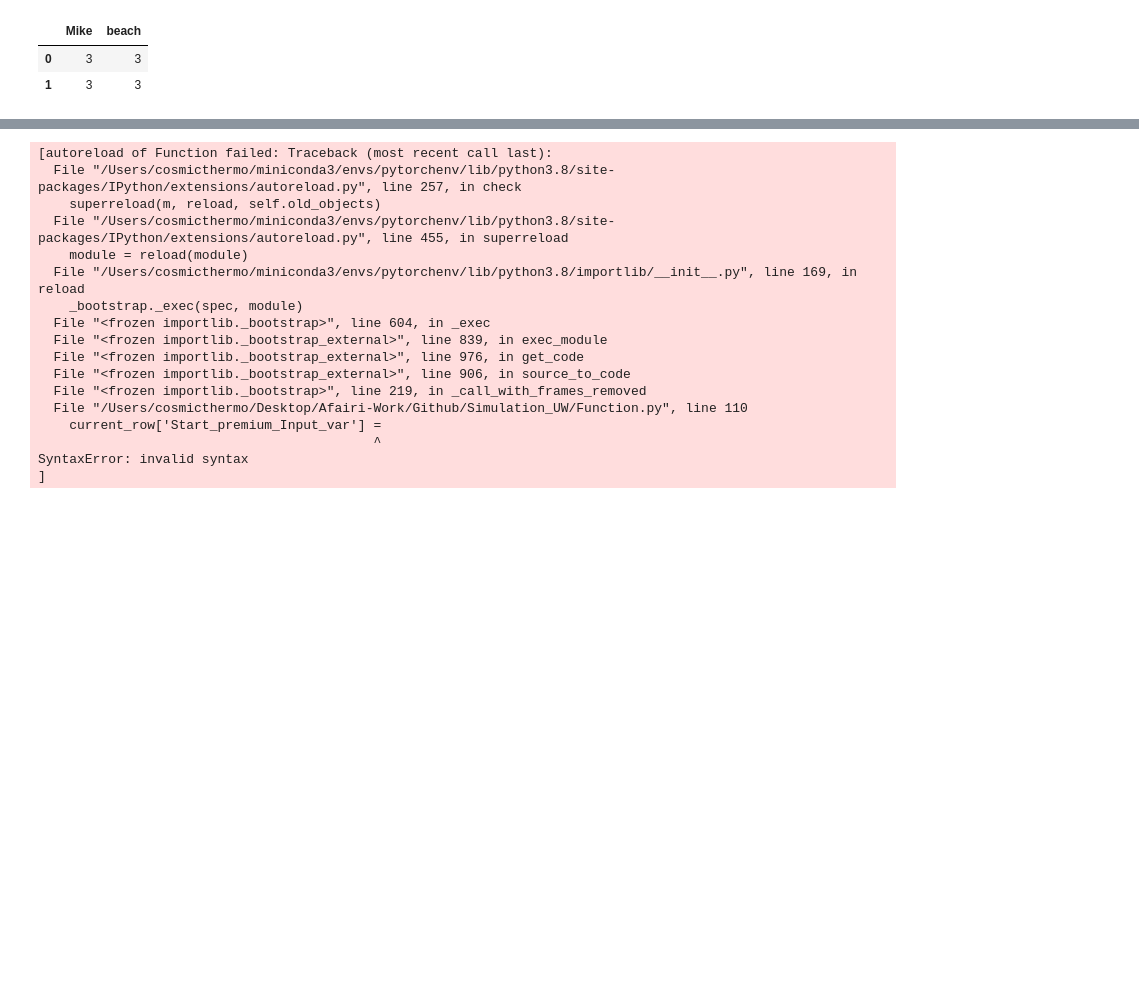
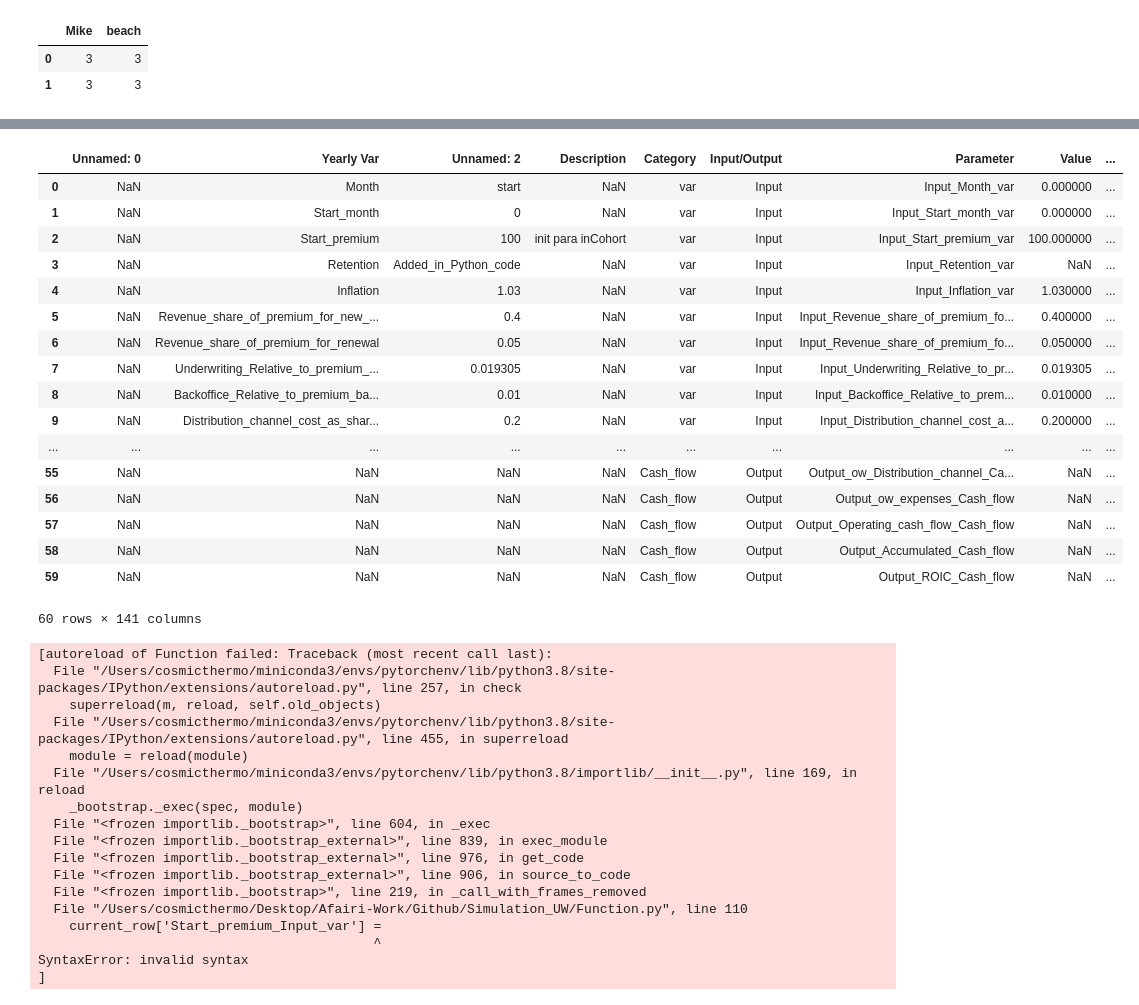
Before and after one commit to afairi-yifan/Simulation_UW, a Jupyter notebook: testJupyter.ipynb, the cells around one changed output, grey strips where cells are left out. Saved outputs shown, nothing was run; the diff lists cells and outputs as text; code cells hidden in the pictures; blank space fills up the shorter version.

Commit message:
Finished testing one cohort.

```diff
--- a/testJupyter.ipynb
+++ b/testJupyter.ipynb
@@ -136,3 +126,26 @@ Index(['Month_Input_var', 'Start_month_Input_var', 'Start_premium_Input_var',
+# %%
+df = pd.read_excel(config.data_path, sheet_name='Cohort G1', skiprows=1)
+df['Parameter'] = df['Input/Output'] + '_' + df['Parameter'] + '_' + df['Category']
+df
+# %% [output]
+|  | Unnamed: 0 | Yearly Var | Unnamed: 2 | Description | Category | Input/Output | Parameter | Value | ... |
+| 0 | NaN | Month | start | NaN | var | Input | Input_Month_var | 0.000000 | ... |
+| 1 | NaN | Start_month | 0 | NaN | var | Input | Input_Start_month_var | 0.000000 | ... |
+| 2 | NaN | Start_premium | 100 | init para inCohort | var | Input | Input_Start_premium_var | 100.000000 | ... |
+| 3 | NaN | Retention | Added_in_Python_code | NaN | var | Input | Input_Retention_var | NaN | ... |
+| 4 | NaN | Inflation | 1.03 | NaN | var | Input | Input_Inflation_var | 1.030000 | ... |
+| 5 | NaN | Revenue_share_of_premium_for_new_... | 0.4 | NaN | var | Input | Input_Revenue_share_of_premium_fo... | 0.400000 | ... |
+| 6 | NaN | Revenue_share_of_premium_for_renewal | 0.05 | NaN | var | Input | Input_Revenue_share_of_premium_fo... | 0.050000 | ... |
+| 7 | NaN | Underwriting_Relative_to_premium_... | 0.019305 | NaN | var | Input | Input_Underwriting_Relative_to_pr... | 0.019305 | ... |
+| 8 | NaN | Backoffice_Relative_to_premium_ba... | 0.01 | NaN | var | Input | Input_Backoffice_Relative_to_prem... | 0.010000 | ... |
+| 9 | NaN | Distribution_channel_cost_as_shar... | 0.2 | NaN | var | Input | Input_Distribution_channel_cost_a... | 0.200000 | ... |
+| ... | ... | ... | ... | ... | ... | ... | ... | ... | ... |
+| 55 | NaN | NaN | NaN | NaN | Cash_flow | Output | Output_ow_Distribution_channel_Ca... | NaN | ... |
+| 56 | NaN | NaN | NaN | NaN | Cash_flow | Output | Output_ow_expenses_Cash_flow | NaN | ... |
+| 57 | NaN | NaN | NaN | NaN | Cash_flow | Output | Output_Operating_cash_flow_Cash_flow | NaN | ... |
+| 58 | NaN | NaN | NaN | NaN | Cash_flow | Output | Output_Accumulated_Cash_flow | NaN | ... |
+| 59 | NaN | NaN | NaN | NaN | Cash_flow | Output | Output_ROIC_Cash_flow | NaN | ... |
+60 rows × 141 columns
 # %%
 insert_df = pd.DataFrame(index=range(-12, 1, 1), columns=data_input.columns)
 one_df = pd.DataFrame(index=[1], columns=data_input.columns)
```
Also changed, not shown: parts of 4 cells of this notebook, 2 other files.
